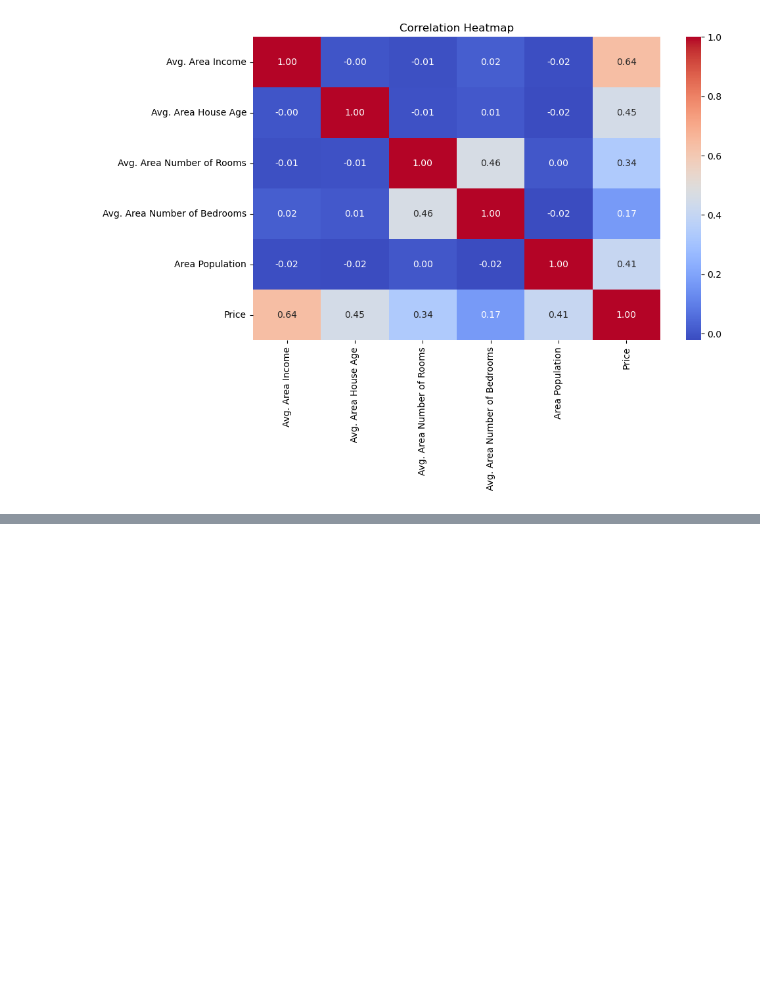
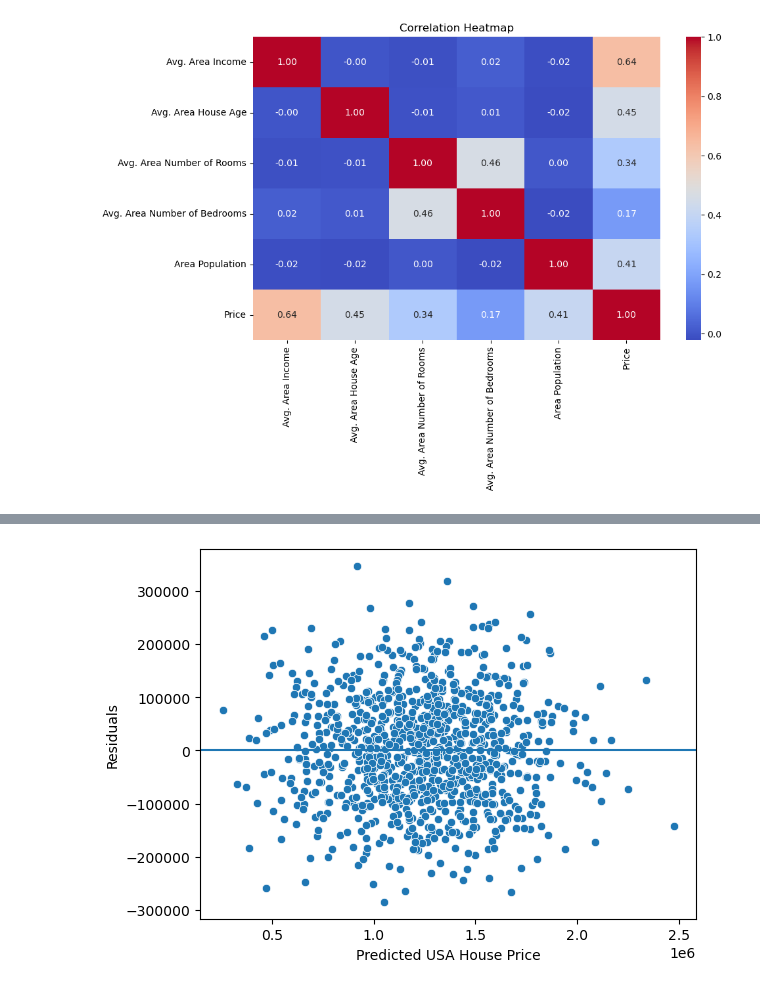
Before and after one commit to Chauhanekta21/usa-house-price-prediction, a Jupyter notebook: jupyter_notebook/usa_housing_price prediction.ipynb, the cells around one changed output, grey strips where cells are left out. Saved outputs shown, nothing was run; the diff lists cells and outputs as text; code cells hidden in the pictures; blank space fills up the shorter version.

```diff
--- a/jupyter_notebook/usa_housing_price prediction.ipynb
+++ b/jupyter_notebook/usa_housing_price prediction.ipynb
@@ -164,0 +199,11 @@ We use Ridge Regression just like industry practice.
+# %%
+#calculating residuals
+residuals = Y_test - Y_test_prediction
+# %%
+sns.scatterplot(x=Y_test_prediction, y=residuals)
+plt.axhline(0)
+plt.xlabel('Predicted USA House Price')
+plt.ylabel('Residuals')
+plt.show()
+# %% [output]
+[figure, added]
```
Also changed, not shown: parts of 30 cells of this notebook.
